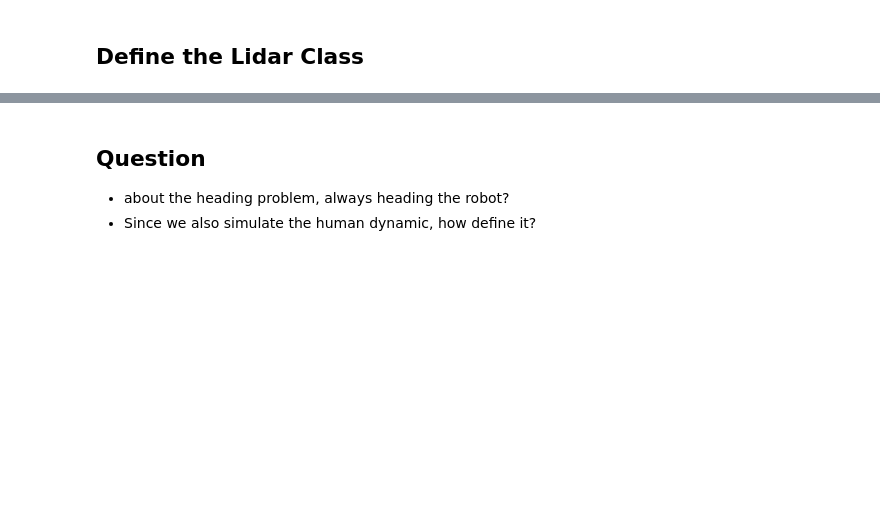
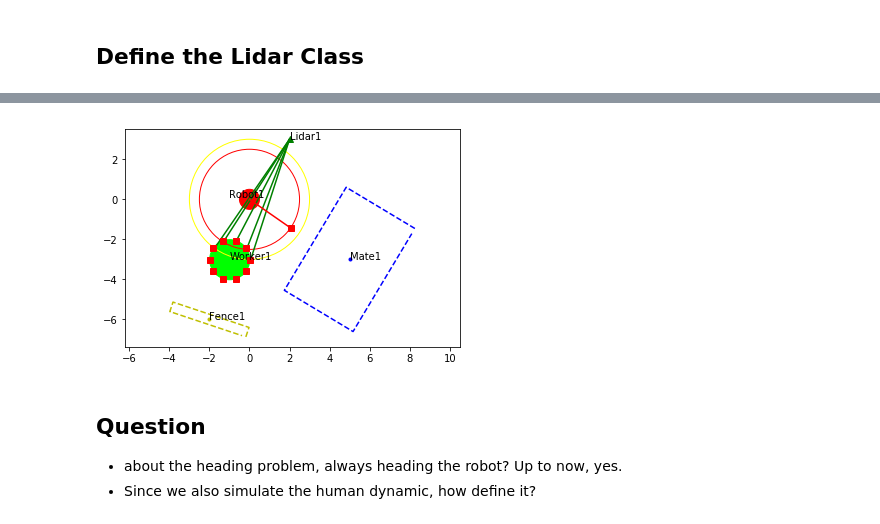
Before and after one commit to SiyuanHuang95/sensor_placement, a Jupyter notebook: sensor/Sensor_Setup.ipynb, the cells around one changed output, grey strips where cells are left out. Cells and saved outputs as stored; diff of their text form; code cells hidden in the pictures; blank space fills up the shorter version.

```diff
--- a/sensor/Sensor_Setup.ipynb
+++ b/sensor/Sensor_Setup.ipynb
@@ -241,4 +257,27 @@ print(robot.eef_x)
+# %%
+current_time = 0
+simulation_time = 30
+dt = 0.2 # time step
+# %%
+fig,axes = plt.subplots(1,1)
+while current_time < simulation_time:
+    human.update(dt,omega = 0.1)
+    robot.update()
+    rx,ry = lidar.object_detection(human)
+    axes.cla()
+    axes.axis("equal")
+    mate.plot(axes)
+    fence.plot(axes)
+    lidar.plot(axes)
+    lidar_plt.plot_scan(axes, rx, ry)
+    human.plot(axes)
+    robot.plot(axes)
+    draw_warn_zone(axes,robot)
+    current_time += dt
+    fig.canvas.draw()
+# %% [output]
+[figure, added]
 # %% [markdown]
 ## Question
-- about the heading problem, always heading the robot?
+- about the heading problem, always heading the robot? Up to now, yes.
 - Since we also simulate the human dynamic, how define it?
```
Also changed, not shown: parts of 5 cells of this notebook.
